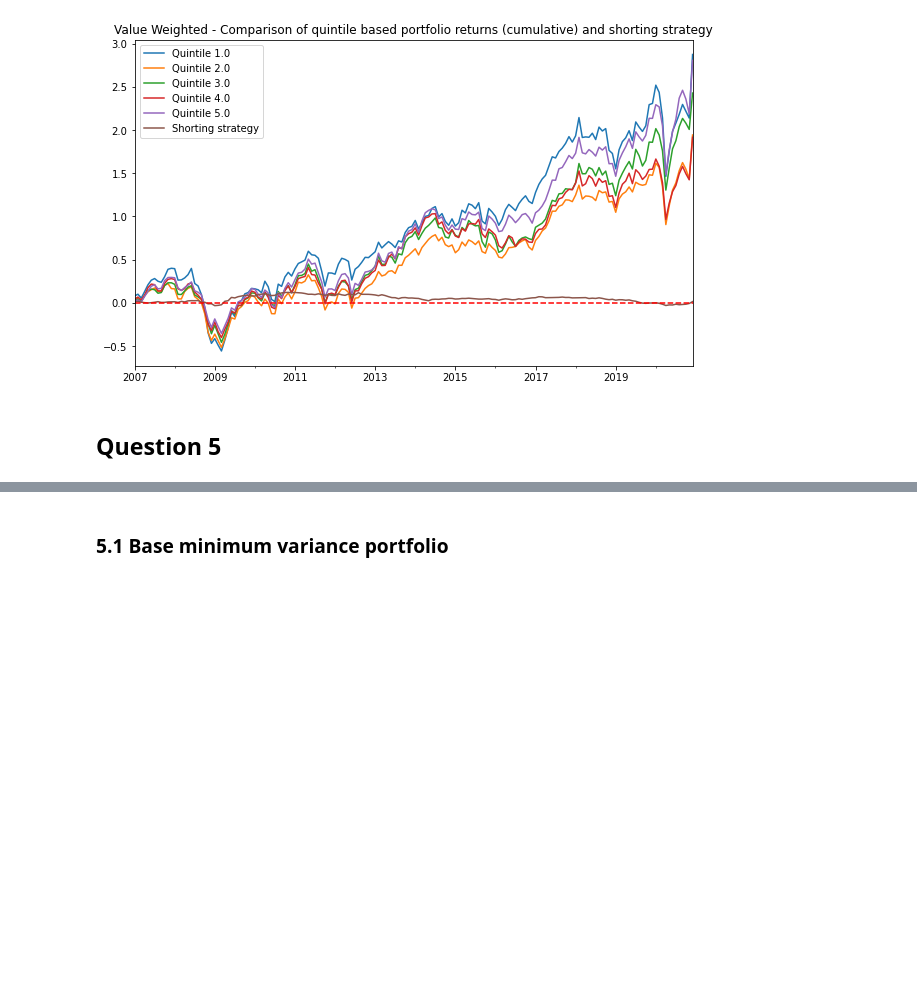
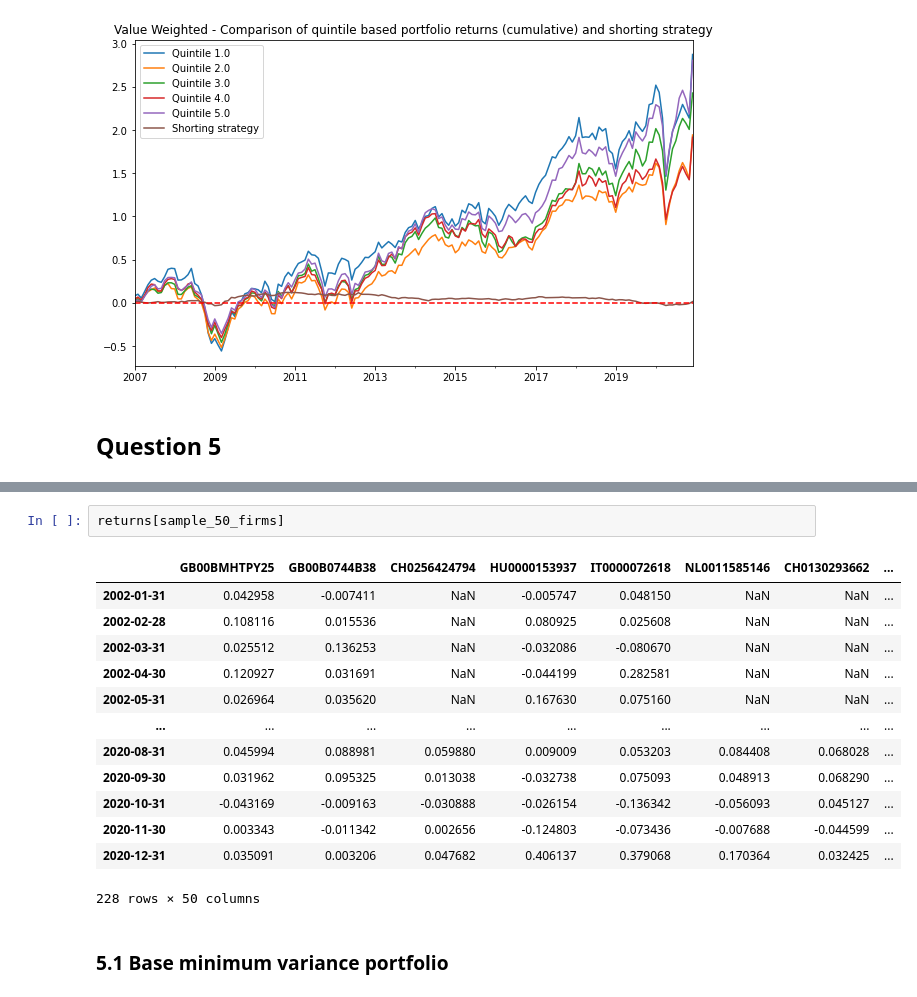
Before and after one commit to 0xMarmelade/FIN-429-Sustainable-finance, a Jupyter notebook: Homework 2/questions_4_5.ipynb, the cells around one changed output, grey strips where cells are left out. Drawn from its saved outputs; the diff is of its cells as text; blank space fills up the shorter version.

```diff
--- a/Homework 2/questions_4_5.ipynb
+++ b/Homework 2/questions_4_5.ipynb
@@ -251,3 +263,19 @@ sample_50_firms = ['GB0003452173','ES0113211835','FR0000120578','SE0000242455','
+# %%
+returns[sample_50_firms]
+# %% [output]
+|  | GB00BMHTPY25 | GB00B0744B38 | CH0256424794 | HU0000153937 | IT0000072618 | NL0011585146 | CH0130293662 | ... |
+| 2002-01-31 | 0.042958 | -0.007411 | NaN | -0.005747 | 0.048150 | NaN | NaN | ... |
+| 2002-02-28 | 0.108116 | 0.015536 | NaN | 0.080925 | 0.025608 | NaN | NaN | ... |
+| 2002-03-31 | 0.025512 | 0.136253 | NaN | -0.032086 | -0.080670 | NaN | NaN | ... |
+| 2002-04-30 | 0.120927 | 0.031691 | NaN | -0.044199 | 0.282581 | NaN | NaN | ... |
+| 2002-05-31 | 0.026964 | 0.035620 | NaN | 0.167630 | 0.075160 | NaN | NaN | ... |
+| ... | ... | ... | ... | ... | ... | ... | ... | ... |
+| 2020-08-31 | 0.045994 | 0.088981 | 0.059880 | 0.009009 | 0.053203 | 0.084408 | 0.068028 | ... |
+| 2020-09-30 | 0.031962 | 0.095325 | 0.013038 | -0.032738 | 0.075093 | 0.048913 | 0.068290 | ... |
+| 2020-10-31 | -0.043169 | -0.009163 | -0.030888 | -0.026154 | -0.136342 | -0.056093 | 0.045127 | ... |
+| 2020-11-30 | 0.003343 | -0.011342 | 0.002656 | -0.124803 | -0.073436 | -0.007688 | -0.044599 | ... |
+| 2020-12-31 | 0.035091 | 0.003206 | 0.047682 | 0.406137 | 0.379068 | 0.170364 | 0.032425 | ... |
+228 rows × 50 columns
 # %% [markdown]
 ### 5.1 Base minimum variance portfolio
 # %%
```
Also changed, not shown: parts of 8 cells of this notebook.
